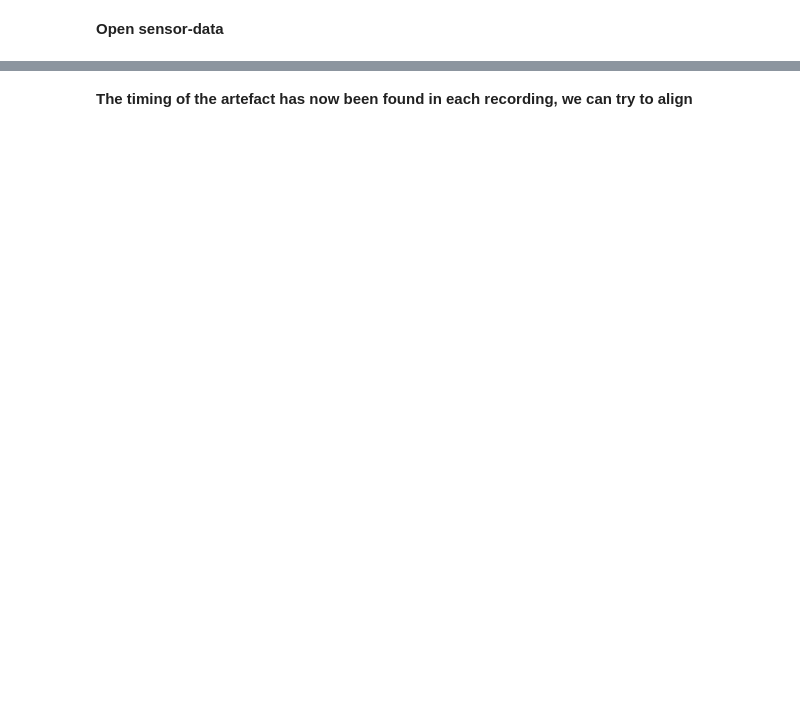
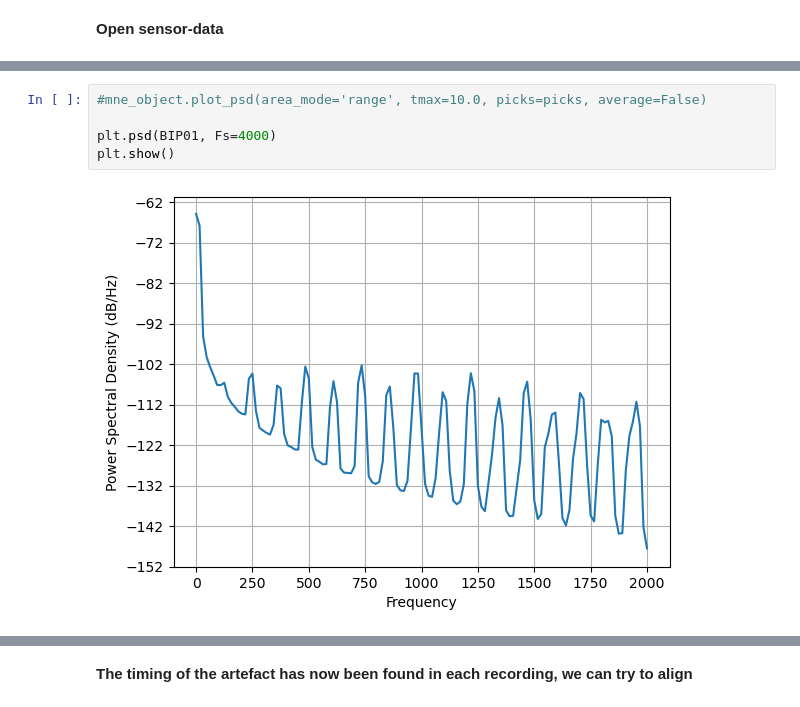
Before and after one commit to juliettevivien/Synchronization, a Jupyter notebook: Align LFP data with sensor data.ipynb, the cells around one changed output, grey strips where cells are left out. Saved outputs shown, nothing was run; the diff lists cells and outputs as text; blank space fills up the shorter version.

```diff
--- a/Align LFP data with sensor data.ipynb
+++ b/Align LFP data with sensor data.ipynb
@@ -210,0 +249,7 @@ plt.plot(x_time,BIP03)
+# %%
+#mne_object.plot_psd(area_mode='range', tmax=10.0, picks=picks, average=False)
+
+plt.psd(BIP01, Fs=4000)
+plt.show()
+# %% [output]
+[figure, added]
```
Also changed, not shown: parts of 34 cells of this notebook, 1 other file.
